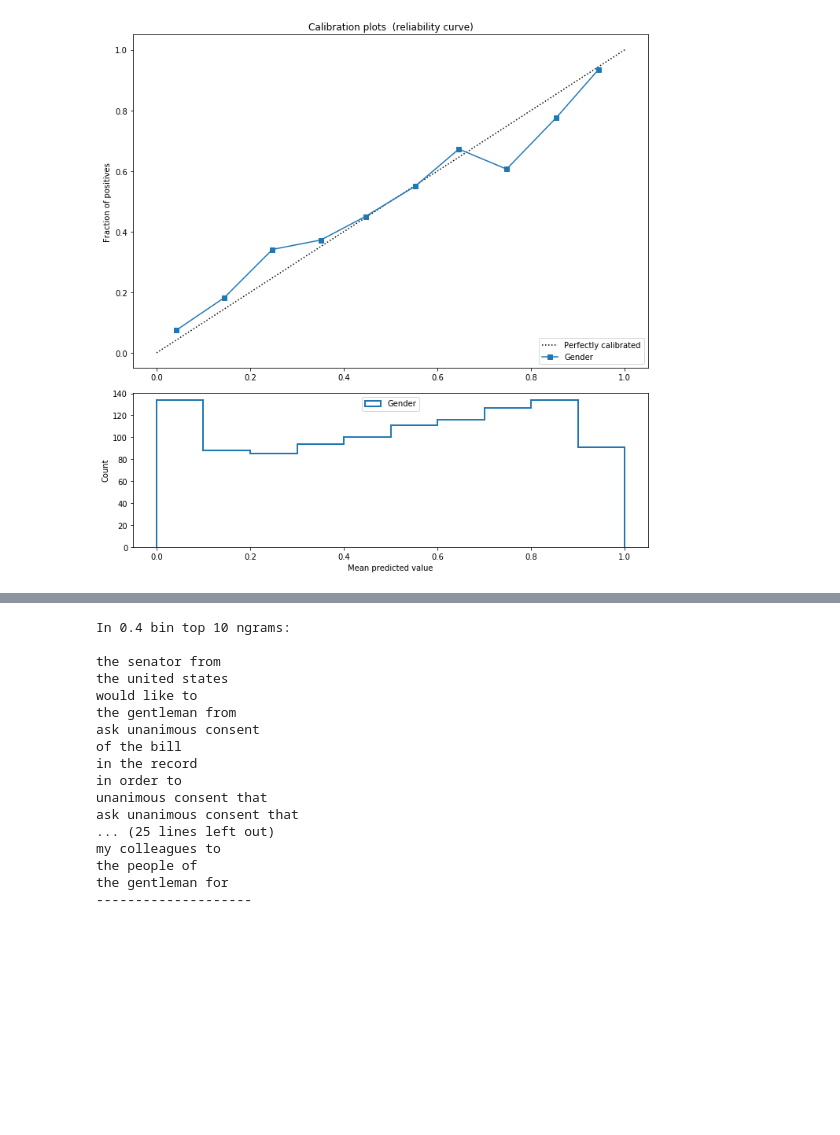
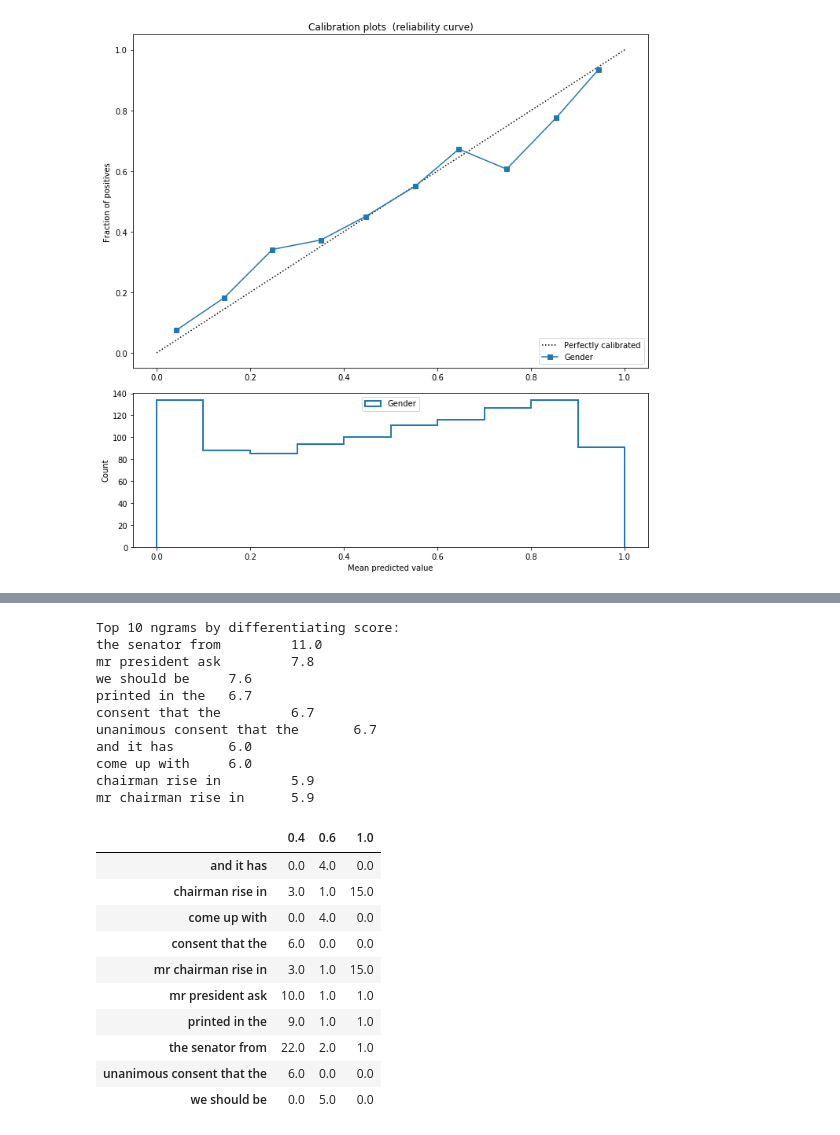
Before and after one commit to YuliaZamriy/W266-Final-Project, a Jupyter notebook: Classification/Baseline-all-test.ipynb, the cells around one changed output, grey strips where cells are left out. Drawn from its saved outputs; the diff is of its cells as text; code cells hidden in the pictures; blank space fills up the shorter version.

Commit message:
fixed some code at model evaluation stage. added top differentiating ngrams

```diff
--- a/Classification/Baseline-all-test.ipynb
+++ b/Classification/Baseline-all-test.ipynb
@@ -715,21 +744,26 @@ explore_data.check_bin_probs_distr(val_target, val_pred_probs, val_ids, descr)
 # %%
 reload(explore_data)
-explore_data.ngrams_by_bin(val, val_pred_probs)
+explore_data.compare_ngrams(val, val_pred_probs)
 # %% [output]
-In 0.4 bin top 10 ngrams:
-
-the senator from
-the united states
-would like to
-the gentleman from
-ask unanimous consent
-of the bill
-in the record
-in order to
-unanimous consent that
-ask unanimous consent that
-... (25 lines left out)
-my colleagues to
-the people of
-the gentleman for
---------------------
+Top 10 ngrams by differentiating score:
+the senator from         11.0
+mr president ask         7.8
+we should be     7.6
+printed in the   6.7
+consent that the         6.7
+unanimous consent that the       6.7
+and it has       6.0
+come up with     6.0
+chairman rise in         5.9
+mr chairman rise in      5.9
+|  | 0.4 | 0.6 | 1.0 |
+| and it has | 0.0 | 4.0 | 0.0 |
+| chairman rise in | 3.0 | 1.0 | 15.0 |
+| come up with | 0.0 | 4.0 | 0.0 |
+| consent that the | 6.0 | 0.0 | 0.0 |
+| mr chairman rise in | 3.0 | 1.0 | 15.0 |
+| mr president ask | 10.0 | 1.0 | 1.0 |
+| printed in the | 9.0 | 1.0 | 1.0 |
+| the senator from | 22.0 | 2.0 | 1.0 |
+| unanimous consent that the | 6.0 | 0.0 | 0.0 |
+| we should be | 0.0 | 5.0 | 0.0 |
```
Also changed, not shown: parts of 19 cells of this notebook, 2 other files.
